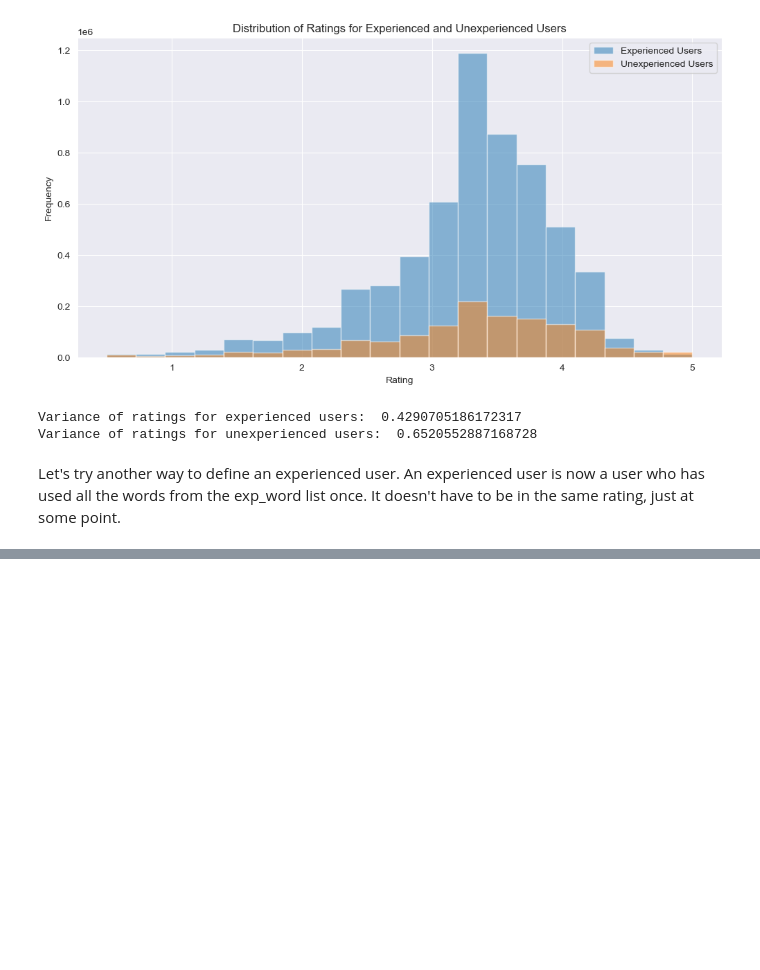
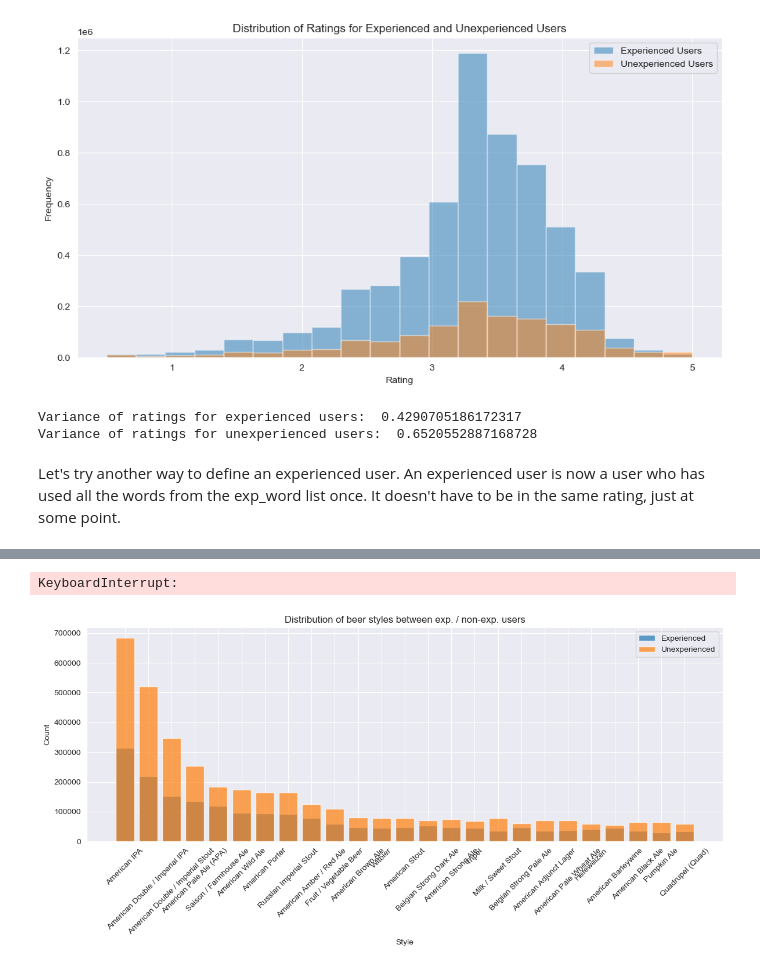
Before and after one commit to epfl-ada/ada-2024-project-thefivedatawranglers, a Jupyter notebook: analysis.ipynb, the cells around one changed output, grey strips where cells are left out. Saved outputs shown, nothing was run; the diff lists cells and outputs as text; code cells hidden in the pictures; blank space fills up the shorter version.

```diff
--- a/analysis.ipynb
+++ b/analysis.ipynb
@@ -145,0 +231,49 @@ print("Avg rating of unexp. users: ", df_rb_ratings_all_unexp)
+# %%
+# users that used all words from the exp_word list
+user_ids_with_all_words_ba = set()
+
+for user_id in tqdm(df_ba_ratings["user_id"].unique(), desc="Scanning users"):
+    # concatting all the rating texts this user wrote
+    user_reviews = df_ba_ratings[df_ba_ratings["user_id"] == user_id]["text"].str.cat(sep=" ").lower()
+
+    # check whether he used every word at least once
+    if all(word.lower() in user_reviews for word in exp_words_general3):
+        user_ids_with_all_words_ba.add(user_id)
+
+df_ba_ratings_all_exp = df_ba_ratings[df_ba_ratings["user_id"].isin(user_ids_with_all_words_ba)]
+
+print("Number of users who used all words:", len(user_ids_with_all_words_ba))
+df_ba_ratings_all_exp_avg = df_ba_ratings_all_exp["rating"].mean()
+
+print("Avg rating of exp. users: ", df_ba_ratings_all_exp_avg)
+print("Number of reviews by these users: ", len(df_ba_ratings_all_exp))
+df_ba_ratings_all_unexp = df_ba_ratings[~df_ba_ratings["user_id"].isin(user_ids_with_all_words_ba)]
+print("Avg rating of unexp. users: ", df_ba_ratings_all_unexp["rating"].mean())
+# %% [output]
+KeyboardInterrupt:
+# %%
+# show distribution of beer styles being rated between experts and novices
+style_counts_exp = df_ba_ratings_of_exp['style'].value_counts()
+style_counts_unexp = df_ba_ratings_of_unexp['style'].value_counts()
+
+# 25 most rated styles
+most_rated = (style_counts_exp + style_counts_unexp).nlargest(25).index
+
+style_counts_exp = style_counts_exp[most_rated]
+style_counts_unexp = style_counts_unexp[most_rated]
+
+# plotting
+plt.figure(figsize=(12, 6))
+plt.bar(style_counts_exp.index, style_counts_exp.values, alpha=0.7, label='Experienced')
+plt.bar(style_counts_unexp.index, style_counts_unexp.values, alpha=0.7, label='Unexperienced')
+
+# Plot-Details hinzufügen
+plt.xlabel('Style')
+plt.ylabel('Count')
+plt.title('Distribution of beer styles between exp. / non-exp. users')
+plt.legend()
+plt.xticks(rotation=45)
+plt.tight_layout()
+plt.show()
+# %% [output]
+[figure, added]
```
Also changed, not shown: parts of 14 cells of this notebook.
